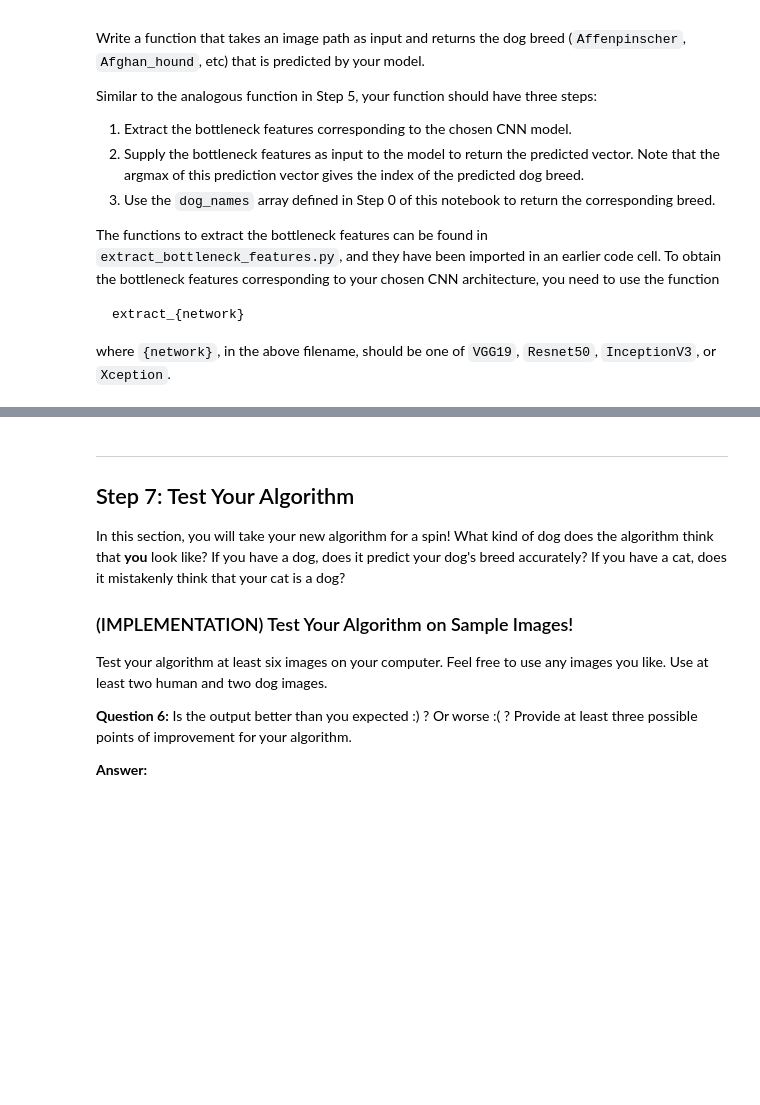
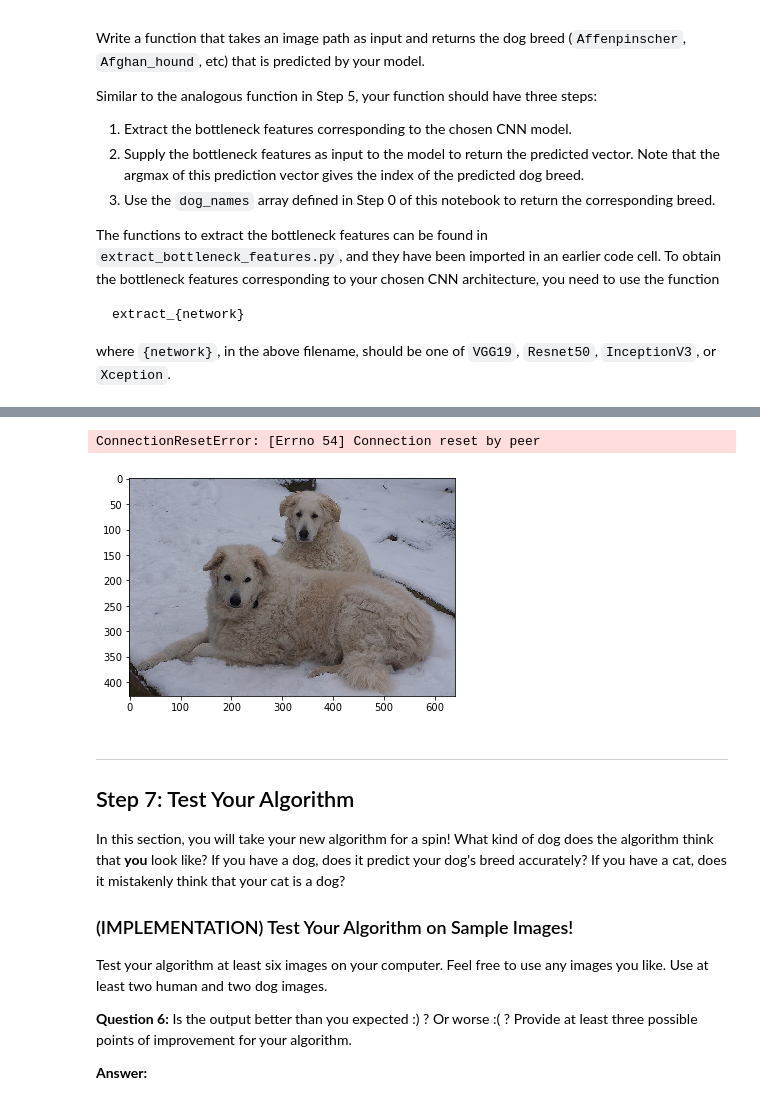
Before and after one commit to France1/MLND, a Jupyter notebook: dog-project/dog_app.ipynb, the cells around one changed output, grey strips where cells are left out. Saved outputs shown, nothing was run; the diff lists cells and outputs as text; code cells hidden in the pictures; blank space fills up the shorter version.

Commit message:
started classification algorithm

```diff
--- a/dog-project/dog_app.ipynb
+++ b/dog-project/dog_app.ipynb
@@ -755,0 +719,23 @@ Some sample output for our algorithm is provided below, but feel free to design
+# %%
+### TODO: Write your algorithm.
+### Feel free to use as many code cells as needed.
+
+# img_path = human_files_short[0]
+img_path = dog_files_short[0]
+
+img = cv2.imread(img_path)
+# convert BGR image to RGB for plotting
+cv_rgb = cv2.cvtColor(img, cv2.COLOR_BGR2RGB)
+plt.imshow(cv_rgb)
+
+breed = Resnet50_predict_breed(img_path)
+
+if dog_detector(img_path)==True:
+    plt.title('Dog breed is {}'.format(breed))
+if face_detector(img_path)==True:
+    plt.title('Most resembling dog breed is {}'.format(breed))
+else:
+    raise Exception('Error: No human or dog detected in image')
+
+plt.show()
+# %% [output]
@@ -756,3 +743,5 @@ Some sample output for our algorithm is provided below, but feel free to design
+ConnectionResetError: [Errno 54] Connection reset by peer
+[figure, added]
 # %% [markdown]
 ---
 <a id='step7'></a>
```
Also changed, not shown: parts of 13 cells of this notebook.
